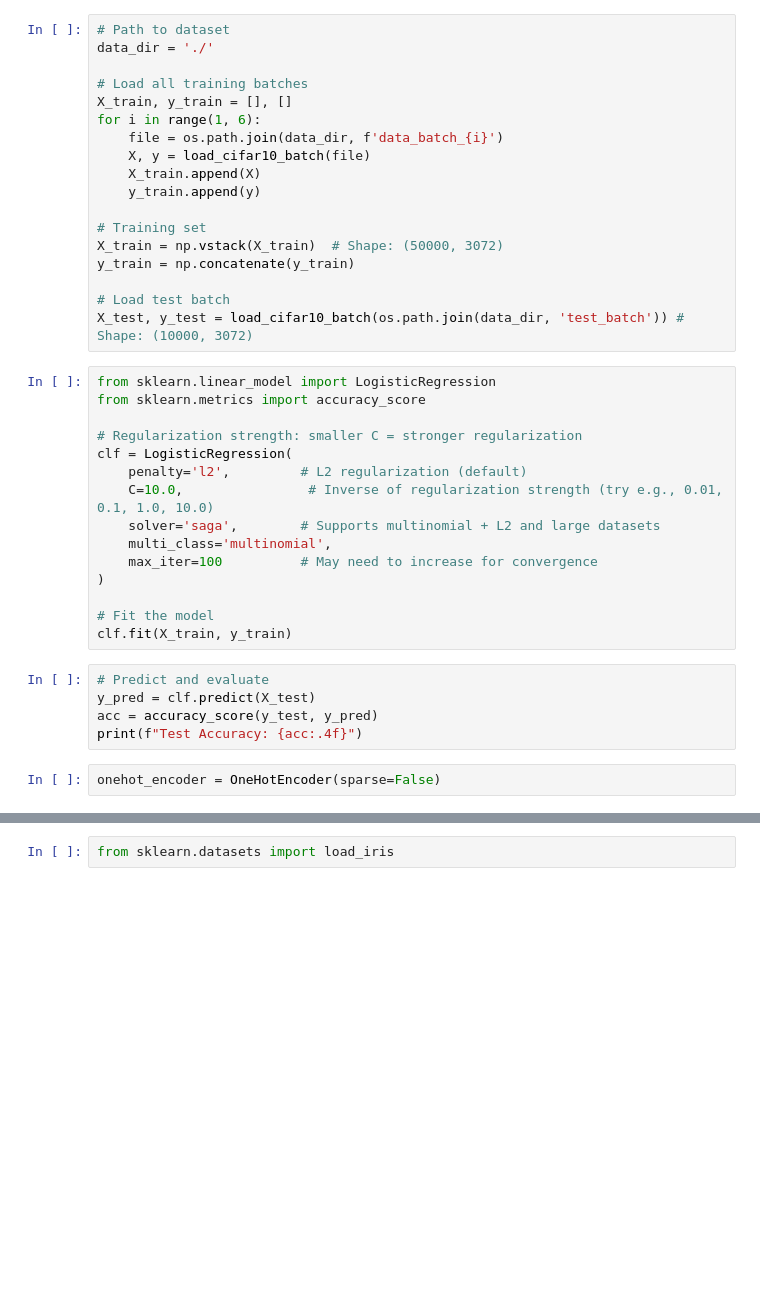
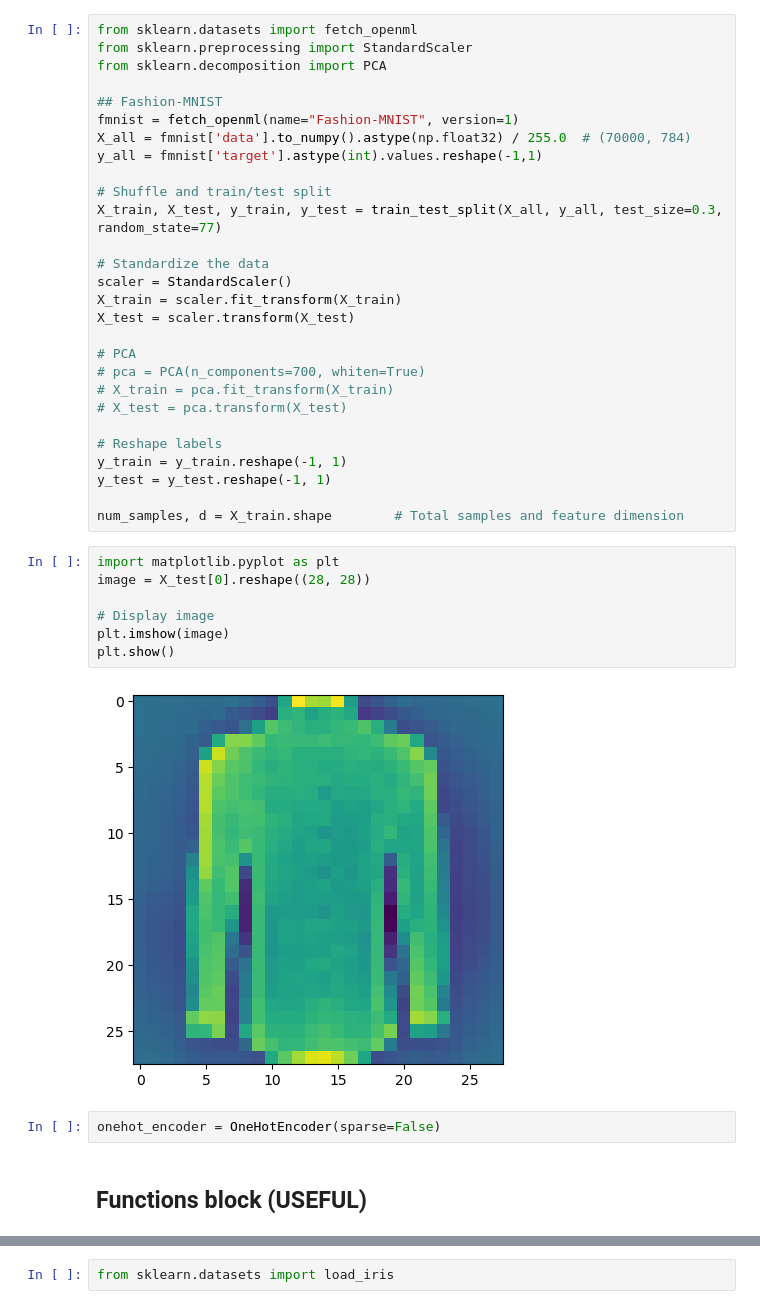
Before and after one commit to J4mZzy/TAGM-simulation, a Jupyter notebook: debug.ipynb, the cells around one changed output, grey strips where cells are left out. Drawn from its saved outputs; the diff is of its cells as text; blank space fills up the shorter version.

```diff
--- a/debug.ipynb
+++ b/debug.ipynb
@@ -16,43 +7,44 @@ def load_cifar10_batch(filename):
-# %%
-# Path to dataset
-data_dir = './'
-
-# Load all training batches
-X_train, y_train = [], []
-for i in range(1, 6):
-    file = os.path.join(data_dir, f'data_batch_{i}')
-    X, y = load_cifar10_batch(file)
-    X_train.append(X)
-    y_train.append(y)
-
-# Training set
-X_train = np.vstack(X_train)  # Shape: (50000, 3072)
-y_train = np.concatenate(y_train)
-
-# Load test batch
-X_test, y_test = load_cifar10_batch(os.path.join(data_dir, 'test_batch')) # Shape: (10000, 3072)
-# %%
-from sklearn.linear_model import LogisticRegression
-from sklearn.metrics import accuracy_score
-
-# Regularization strength: smaller C = stronger regularization
-clf = LogisticRegression(
-    penalty='l2',         # L2 regularization (default)
-    C=10.0,                # Inverse of regularization strength (try e.g., 0.01, 0.1, 1.0, 10.0)
-    solver='saga',        # Supports multinomial + L2 and large datasets
-    multi_class='multinomial',
-    max_iter=100          # May need to increase for convergence
-)
-
-# Fit the model
-clf.fit(X_train, y_train)
-# %%
-# Predict and evaluate
-y_pred = clf.predict(X_test)
-acc = accuracy_score(y_test, y_pred)
-print(f"Test Accuracy: {acc:.4f}")
+# %%
+from sklearn.datasets import fetch_openml
+from sklearn.preprocessing import StandardScaler
+from sklearn.decomposition import PCA
+
+## Fashion-MNIST
+fmnist = fetch_openml(name="Fashion-MNIST", version=1)
+X_all = fmnist['data'].to_numpy().astype(np.float32) / 255.0  # (70000, 784)
+y_all = fmnist['target'].astype(int).values.reshape(-1,1)
+
+# Shuffle and train/test split
+X_train, X_test, y_train, y_test = train_test_split(X_all, y_all, test_size=0.3, random_state=77)
+
+# Standardize the data
+scaler = StandardScaler()
+X_train = scaler.fit_transform(X_train)
+X_test = scaler.transform(X_test)
+
+# PCA
+# pca = PCA(n_components=700, whiten=True)
+# X_train = pca.fit_transform(X_train)
+# X_test = pca.transform(X_test)
+
+# Reshape labels
+y_train = y_train.reshape(-1, 1)
+y_test = y_test.reshape(-1, 1)
+
+num_samples, d = X_train.shape        # Total samples and feature dimension
+# %%
+import matplotlib.pyplot as plt
+image = X_test[0].reshape((28, 28))
+
+# Display image
+plt.imshow(image)
+plt.show()
+# %% [output]
+[figure, added]
 # %%
 onehot_encoder = OneHotEncoder(sparse=False)
+# %% [markdown]
+## Functions block (USEFUL)
 # %%
 # Define the projection argument for projected gradient descent
 def projection(arr, lower_bound, upper_bound):
```
Also changed, not shown: parts of 16 cells of this notebook, 13 other files.
